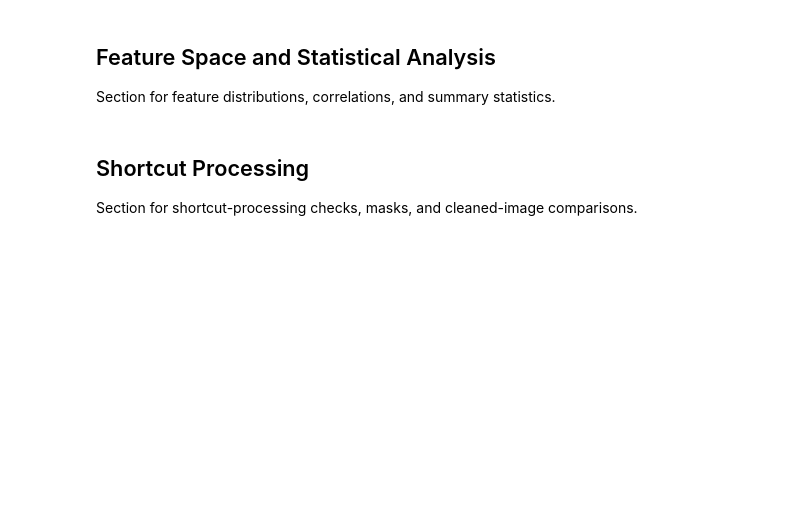
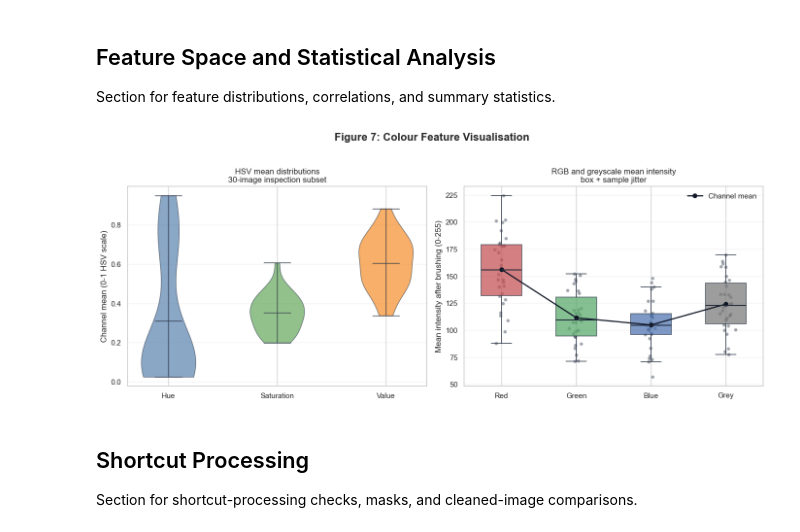
Before and after one commit to dmalinaitis/2026_PDS_MOLE_PATROL, a Jupyter notebook: src/plots_visualised.ipynb, the cells around one changed output. Drawn from its saved outputs; the diff is of its cells as text; code cells hidden in the pictures; blank space fills up the shorter version.

Commit message:
Generate plots for feature extraction for report.

```diff
--- a/src/plots_visualised.ipynb
+++ b/src/plots_visualised.ipynb
@@ -113,6 +113,91 @@ def plot_patiens_per_diagnosis(df, save=False, show=True):
 ## Feature Space and Statistical Analysis
 
 Section for feature distributions, correlations, and summary statistics.
+# %%
+from utils import EXTENDED_FEATURES_CSV_PATH, TESTING_BASELINE_FEATURES_CSV_PATH
+
+
+FIGURE_7_HSV_COLUMNS = ["hue_mean", "saturation_mean", "value_mean"]
+FIGURE_7_RGB_COLUMNS = ["red_mean", "green_mean", "blue_mean", "grey_mean"]
+
+
+def plot_figure_7_colour_features():
+    baseline_subset = pd.read_csv(TESTING_BASELINE_FEATURES_CSV_PATH)
+    extended_features = pd.read_csv(EXTENDED_FEATURES_CSV_PATH)
+    subset_ids = set(baseline_subset["img_id"].astype(str))
+    extended_subset = extended_features[
+        extended_features["img_id"].astype(str).isin(subset_ids)
+    ].copy()
+
+    fig, axes = plt.subplots(1, 2, figsize=(14, 5.5))
+
+    hsv_values = [baseline_subset[column].dropna().to_numpy() for column in FIGURE_7_HSV_COLUMNS]
+    violin = axes[0].violinplot(hsv_values, showmeans=True, showextrema=True)
+    for body, color in zip(violin["bodies"], ["#4c78a8", "#59a14f", "#f58518"]):
+        body.set_facecolor(color)
+        body.set_edgecolor("#2f3a4a")
+        body.set_alpha(0.65)
+    for key in ("cmeans", "cmins", "cmaxes", "cbars"):
+        violin[key].set_color("#2f3a4a")
+        violin[key].set_linewidth(1)
+    axes[0].set_xticks([1, 2, 3])
+    axes[0].set_xticklabels(["Hue", "Saturation", "Value"])
+    axes[0].set_ylabel("Channel mean (0-1 HSV scale)")
+    axes[0].set_title("HSV mean distributions\n30-image inspection subset")
+    axes[0].grid(axis="y", alpha=0.25)
+
+    rgb_values = [extended_subset[column].dropna().to_numpy() for column in FIGURE_7_RGB_COLUMNS]
+    boxplot = axes[1].boxplot(
+        rgb_values,
+        patch_artist=True,
+        widths=0.55,
+        showfliers=False,
+        medianprops={"color": "#1f2937", "linewidth": 1.5},
+        boxprops={"edgecolor": "#2f3a4a", "linewidth": 1.2},
+        whiskerprops={"color": "#2f3a4a", "linewidth": 1.1},
+        capprops={"color": "#2f3a4a", "linewidth": 1.1},
+    )
+    for patch, color in zip(boxplot["boxes"], ["#c44e52", "#55a868", "#4c72b0", "#777777"]):
+        patch.set_facecolor(color)
+        patch.set_alpha(0.72)
+
+    rng = np.random.default_rng(11037)
+    for idx, values in enumerate(rgb_values, start=1):
+        jitter = rng.normal(0, 0.045, size=len(values))
+        axes[1].scatter(
+            np.full(len(values), idx) + jitter,
+            values,
+            s=24,
+            color="#253041",
+            alpha=0.42,
+            linewidth=0,
+        )
+
+    channel_means = [values.mean() for values in rgb_values]
+    axes[1].plot(
+        range(1, len(channel_means) + 1),
+        channel_means,
+        color="#111827",
+        marker="o",
+        linewidth=1.8,
+        label="Channel mean",
+    )
+    axes[1].set_xticks(range(1, len(FIGURE_7_RGB_COLUMNS) + 1))
+    axes[1].set_xticklabels(["Red", "Green", "Blue", "Grey"])
+    axes[1].set_ylabel("Mean intensity after brushing (0-255)")
+    axes[1].set_title("RGB and greyscale mean intensity\nbox + sample jitter")
+    axes[1].grid(axis="y", alpha=0.25)
+    axes[1].legend(frameon=False)
+
+    fig.suptitle("Figure 7: Colour Feature Visualisation", fontsize=16, fontweight="bold", y=1.03)
+    fig.tight_layout()
+    plt.show()
+    return fig, axes
+
+
+figure_7 = plot_figure_7_colour_features()
+# %% [output]
+[figure, added]
 # %% [markdown]
 ## Shortcut Processing
 
```
Also changed, not shown: parts of 1 cell of this notebook, 4 other files.
